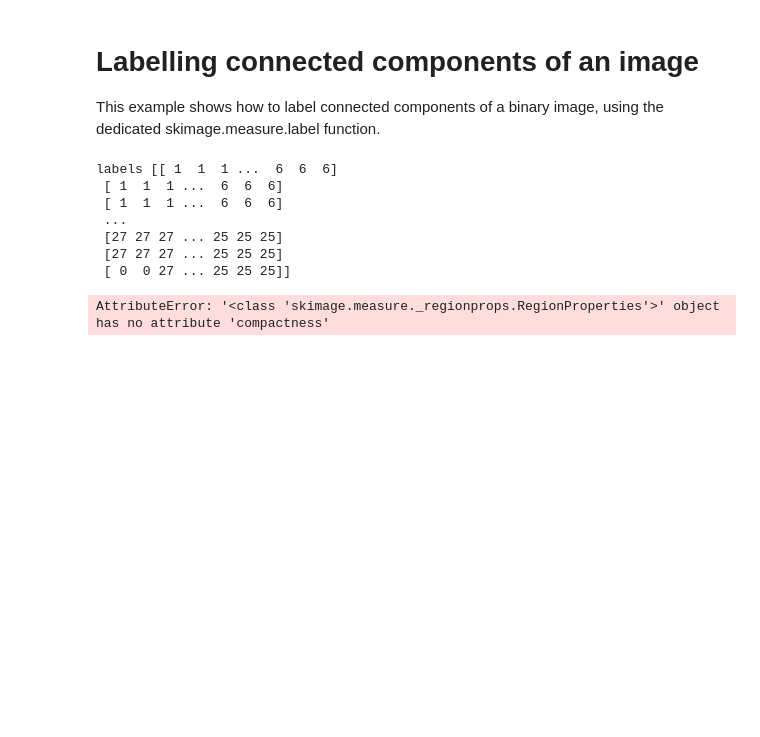
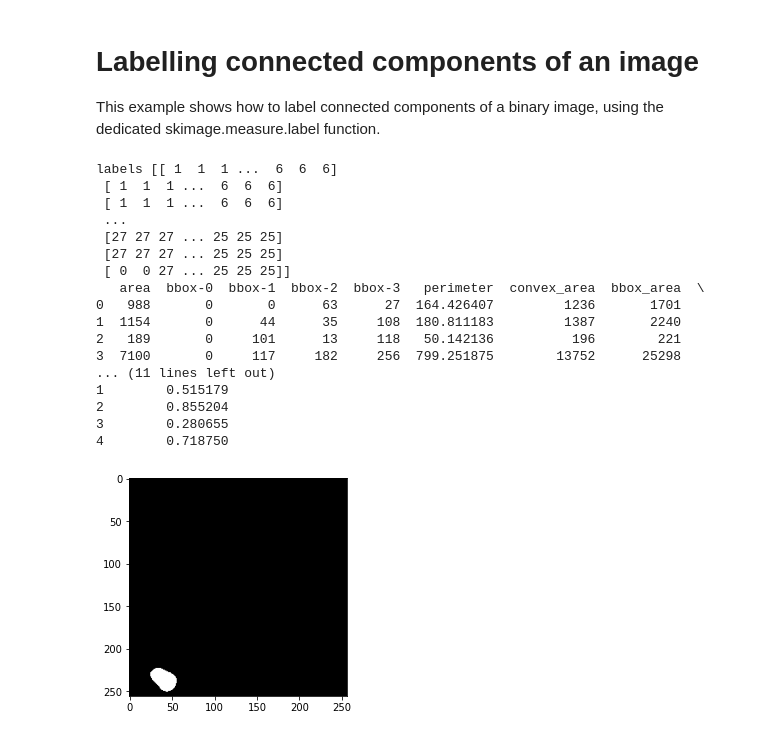
Before and after one commit to WenXiaowei/cap_inspection, a Jupyter notebook: plot_labels.ipynb, the cells around one changed output. Cells and saved outputs as stored; diff of their text form; code cells hidden in the pictures; blank space fills up the shorter version.

```diff
--- a/plot_labels.ipynb
+++ b/plot_labels.ipynb
@@ -12,33 +12,53 @@ the dedicated skimage.measure.label function.
 from skimage import filters
 from skimage.measure import label, regionprops, regionprops_table
 import matplotlib.pyplot as plt
 import numpy as np
 import pandas as pd
 
 n = 12
 l = 256
 np.random.seed(1)
 im = np.zeros((l, l))
 points = l * np.random.random((2, n ** 2))
 im[(points[0]).astype(np.int), (points[1]).astype(np.int)] = 1
 im = filters.gaussian(im, sigma= l / (4. * n))
 blobs = im > 0.7 * im.mean()
 
 all_labels = measure.label(blobs)
 print("labels {}".format(all_labels))
 blobs_labels = measure.label(blobs, background=0)
-properties =['area','perimeter','bbox','convex_area','bbox_area',
+properties =['area','bbox','perimeter','convex_area','bbox_area',
              'major_axis_length', 'minor_axis_length',
              'eccentricity']
 df = pd.DataFrame(regionprops_table(blobs_labels, properties = properties))
 
-df.head()
+df["compactness"]= df["perimeter"]**2/df["area"]
+df["rectangularity"] = df["area"]/df["bbox_area"]
+
+print(df.head())
+
+best= np.argmax(df['rectangularity'])
+
+blobs_labels[blobs_labels!=best]=0
+
+plt.imshow(blobs_labels,cmap="gray")
+plt.show()
 # %% [output]
 labels [[ 1  1  1 ...  6  6  6]
  [ 1  1  1 ...  6  6  6]
  [ 1  1  1 ...  6  6  6]
  ...
  [27 27 27 ... 25 25 25]
  [27 27 27 ... 25 25 25]
  [ 0  0 27 ... 25 25 25]]
+   area  bbox-0  bbox-1  bbox-2  bbox-3   perimeter  convex_area  bbox_area  \
+0   988       0       0      63      27  164.426407         1236       1701
+1  1154       0      44      35     108  180.811183         1387       2240
+2   189       0     101      13     118   50.142136          196        221
+3  7100       0     117     182     256  799.251875        13752      25298
+... (11 lines left out)
+1        0.515179
+2        0.855204
+3        0.280655
+4        0.718750
-AttributeError: '<class 'skimage.measure._regionprops.RegionProperties'>' object has no attribute 'compactness'
+[figure, added]
```
Also changed, not shown: 3 other files.
